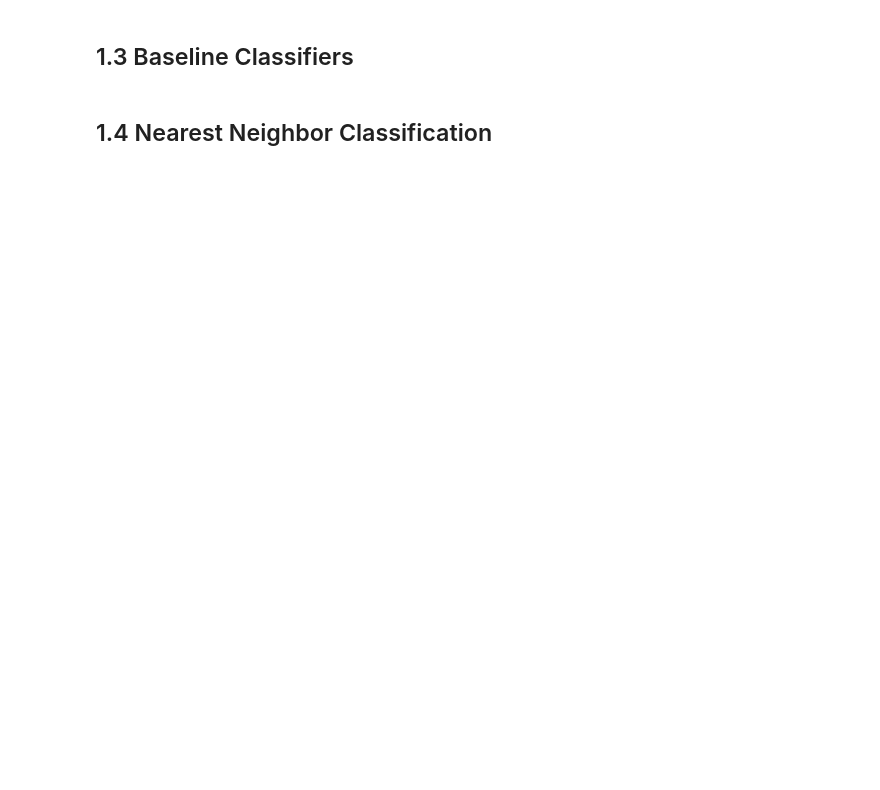
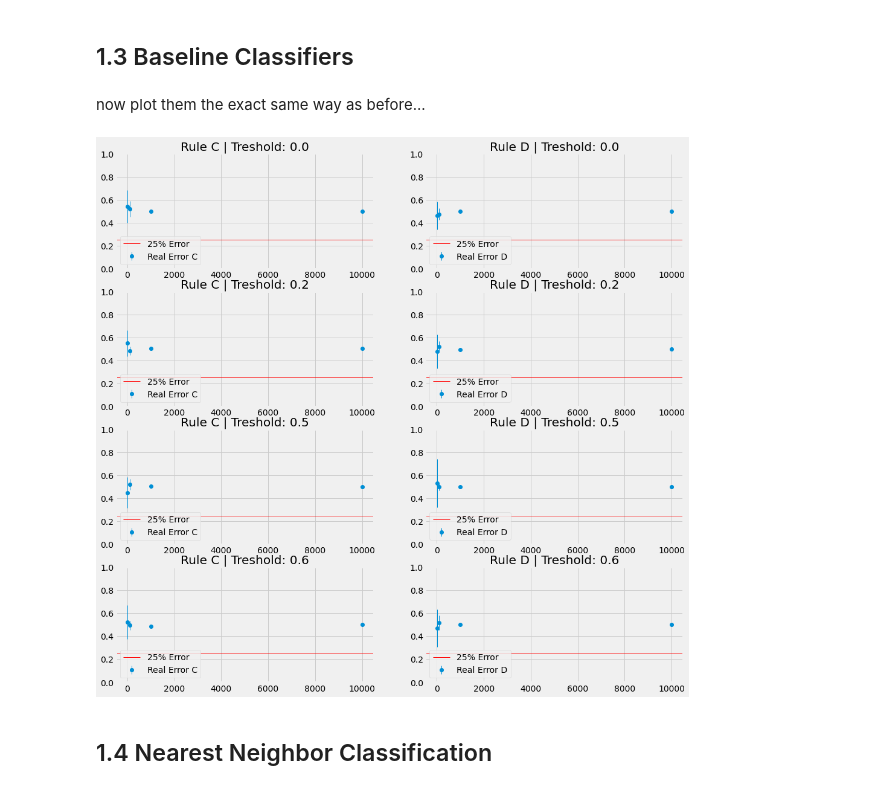
Before and after one commit to juso40/FoML21, a Jupyter notebook: ex01/monte_carlo.ipynb, the cells around one changed output. Cells and saved outputs as stored; diff of their text form; code cells hidden in the pictures; blank space fills up the shorter version.

```diff
--- a/ex01/monte_carlo.ipynb
+++ b/ex01/monte_carlo.ipynb
@@ -106,11 +152,77 @@ for ax_i, treshold in enumerate(x_t):
 # %% [markdown]
 ## 1.3 Baseline Classifiers
-# %%
-def rule_c():
-    ...
-
-def rule_d():
-    ...
+# %%
+def rule_c(features_x: np.ndarray) -> np.ndarray:
+    return np.random.randint(0, 2, size=features_x.size)
+
+def rule_d(features_x: np.ndarray) -> np.ndarray:
+    return np.ones(features_x.size)
+# %% [markdown]
+now plot them the exact same way as before...
+# %%
+x_t: List[float] = [0.0, 0.2, 0.5, 0.6]
+M: List[int] = [10, 100, 1000, 10000]
+
+fig: plt.Figure
+ax: List[List[plt.Axes]]
+fig, ax = plt.subplots(len(x_t), 2, figsize=(15, 15))
+
+error_c: float = 0.0
+error_d: float = 0.0
+for ax_i, treshold in enumerate(x_t):
+    plot_c: List[Tuple[int, float]] = []
+    plot_d: List[Tuple[int, float]] = []
+
+    std_c: List[float] = []
+    std_d: List[float] = []
+    for m in M:
+        std_me_c: List[float] = []
+        std_me_d: List[float] = []
+        error_c = 0.0  # reset our errors for earch 10 runs
+        error_d = 0.0
+        for i in range(10):
+            # Create Test Data
+            x, y = create_data(m)
+
+            # RuleC
+            rule_y = rule_c(x)
+            diff: np.ndarray = (y+rule_y)  # if matched, then either 0+0 or 1+1, so error is 1
+            err_c = np.count_nonzero(diff==1)/len(diff)
+            error_c += err_c
+            std_me_c.append(err_c)
+
+            # RuleD
+            rule_y = rule_d(x)
+            diff: np.ndarray = (y+rule_y)
+            err_d = np.count_nonzero(diff==1)/len(diff)
+            error_d += err_d
+            std_me_d.append(err_d)
+        error_c /= 10  # divide our sum of errors by the amount of runs
+        error_d /= 10
+
+        std_c.append(np.std(std_me_c))
+        std_d.append(np.std(std_me_d))
+
+
+        plot_c.append((m, error_c))
+        plot_d.append((m, error_d))
+
+
+    # Plot Error A
+    ax[ax_i][0].errorbar(*zip(*plot_c), std_c, marker="o", linestyle="None", linewidth=1, label="Real Error C")
+    ax[ax_i][0].set_title(f"Rule C | Treshold: {treshold}")
+    ax[ax_i][0].axhline(0.25, color="red", linewidth=1, label="25% Error")
+    ax[ax_i][0].set_ybound(0, 1)
+    ax[ax_i][0].legend(loc="lower left")
+
+    # Plot Error B
+    ax[ax_i][1].errorbar(*zip(*plot_d), std_d, marker="o", linestyle="None", linewidth=1, label="Real Error D")
+    ax[ax_i][1].set_title(f"Rule D | Treshold: {treshold}")
+    ax[ax_i][1].axhline(0.25, color="red", linewidth=1, label="25% Error")
+    ax[ax_i][1].set_ybound(0, 1)
+    ax[ax_i][1].legend(loc="lower left")
+# %% [output]
+[figure, added]
 # %% [markdown]
 ## 1.4 Nearest Neighbor Classification
 # %%
```
Also changed, not shown: parts of 5 cells of this notebook, 3 other files.
